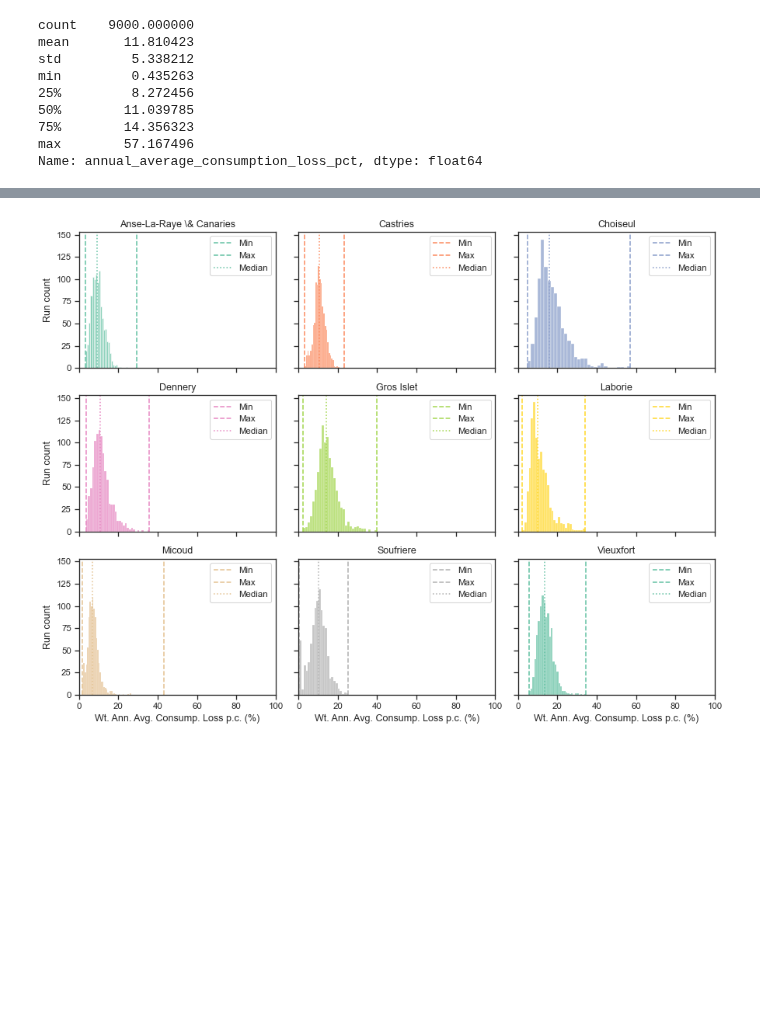
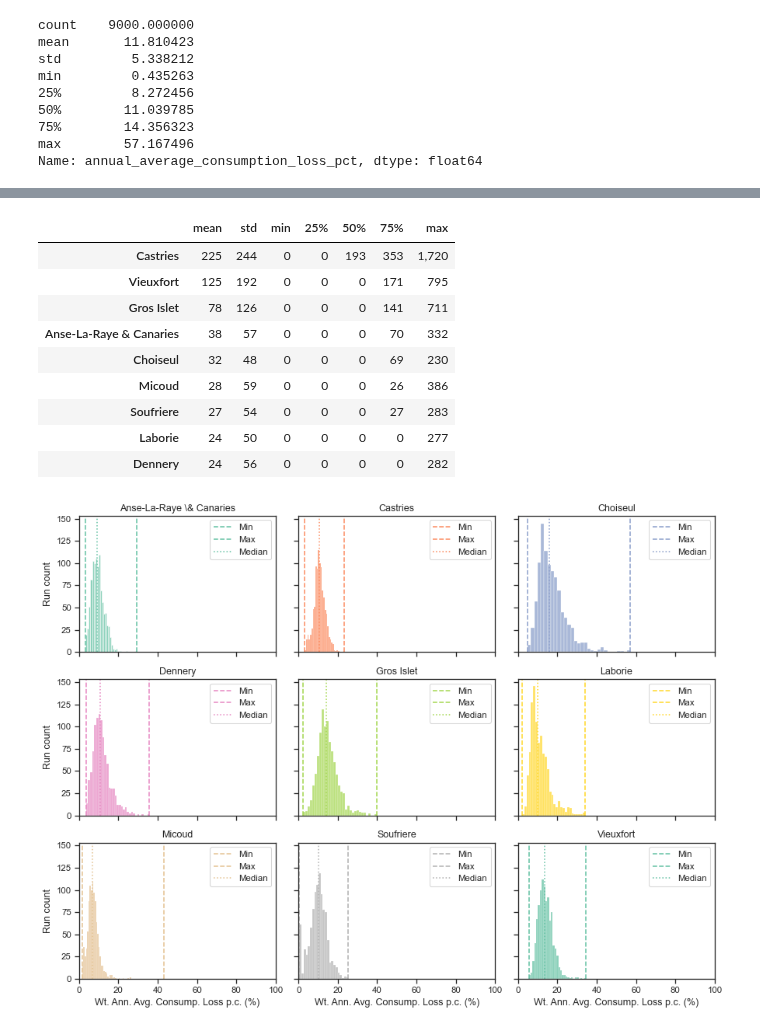
Before and after one commit to mikhailsirenko/unbreakable, a Jupyter notebook: notebooks/analysis.ipynb, the cells around one changed output, grey strips where cells are left out. Drawn from its saved outputs; the diff is of its cells as text; code cells hidden in the pictures; blank space fills up the shorter version.

```diff
--- a/notebooks/analysis.ipynb
+++ b/notebooks/analysis.ipynb
@@ -246,6 +264,34 @@ tab = pd.DataFrame(d).describe().T.sort_values('mean', ascending=False).round(2)
 tab.drop(['count'], axis=1, inplace=True)
 # Convert tab to be inserted into latex
 tab.to_latex(buf='../tables/income_loss_pct_by_district.tex', float_format="%.2f", bold_rows=True, label='tab:analysis_income_loss=False', caption='Analysis of the results of the experiments with income loss set to False.', index=True)
+# %%
+districts = outcomes['district'].unique().tolist()
+n_districts = len(districts)
+d = {}
+for district in districts:
+    df = outcomes[outcomes['district'] == district]
+    d[district] = df['n_new_poor'].values.tolist()
+# %%
+tab = pd.DataFrame(d).describe().T.sort_values('mean', ascending=False).round(2).drop('count', axis=1)
+# Color the columns with the highest values
+tab.style.background_gradient(cmap='Blues', subset=['mean'])\
+    .background_gradient(cmap='Reds', subset=['std'])\
+    .background_gradient(cmap='Greens', subset=['min'])\
+    .background_gradient(cmap='Greens', subset=['25%'])\
+    .background_gradient(cmap='Greens', subset=['50%'])\
+    .background_gradient(cmap='Greens', subset=['75%'])\
+    .background_gradient(cmap='Greens', subset=['max']).format(decimal='.', thousands=',', precision=)
+# %% [output]
+|  | mean | std | min | 25% | 50% | 75% | max |
+| Castries | 225 | 244 | 0 | 0 | 193 | 353 | 1,720 |
+| Vieuxfort | 125 | 192 | 0 | 0 | 0 | 171 | 795 |
+| Gros Islet | 78 | 126 | 0 | 0 | 0 | 141 | 711 |
+| Anse-La-Raye & Canaries | 38 | 57 | 0 | 0 | 0 | 70 | 332 |
+| Choiseul | 32 | 48 | 0 | 0 | 0 | 69 | 230 |
+| Micoud | 28 | 59 | 0 | 0 | 0 | 26 | 386 |
+| Soufriere | 27 | 54 | 0 | 0 | 0 | 27 | 283 |
+| Laborie | 24 | 50 | 0 | 0 | 0 | 0 | 277 |
+| Dennery | 24 | 56 | 0 | 0 | 0 | 0 | 282 |
 # %%
 outcomes['district'].replace({'Anse-La-Raye & Canaries' : 'Anse-La-Raye \& Canaries'}, inplace=True)
 # %%
```
Also changed, not shown: parts of 3 cells of this notebook, 2 other files.
